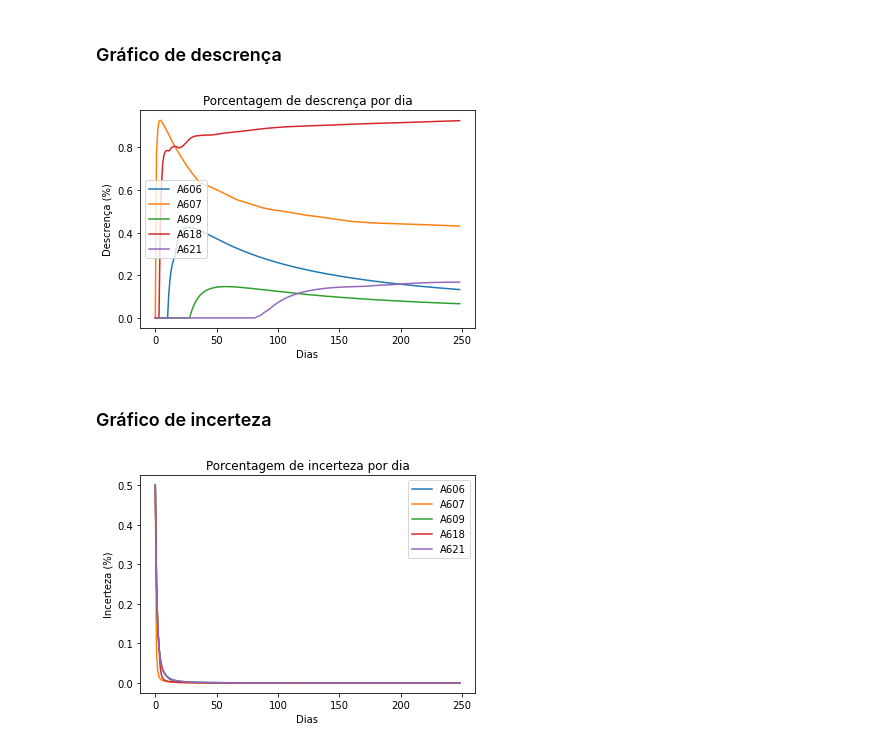
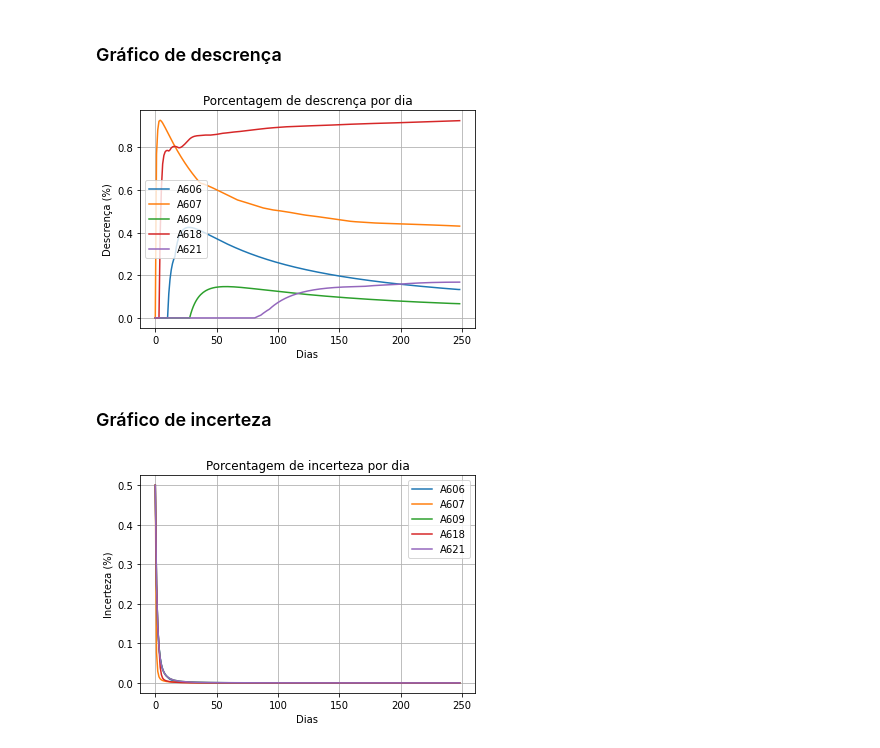
Before and after one commit to asalunai/IoT-trabalho, a Jupyter notebook: graficos.ipynb, the cells around one changed output. Drawn from its saved outputs; the diff is of its cells as text; code cells hidden in the pictures.

```diff
--- a/graficos.ipynb
+++ b/graficos.ipynb
@@ -97,26 +105,28 @@ ax.set_xlabel("Dias")
 ax.set_ylabel("Descrença (%)")
 ax.set_title("Porcentagem de descrença por dia")
 ax.legend()
+ax.grid(True)
 
 plt.show()
 # %% [output]
-[figure, old version]
+[figure, new version]
 # %% [markdown]
 ### Gráfico de incerteza
 # %%
 df = pd.read_csv("./dados_csv/incerteza.csv", names=labels)
 x = tuple(range(0, len(df.A606)))
 
 _, ax = plt.subplots()
 
 for label in labels:
     plt.plot(x, df[label], label=label)
 
 ax.set_xlabel("Dias")
 ax.set_ylabel("Incerteza (%)")
 ax.set_title("Porcentagem de incerteza por dia")
 ax.legend()
+ax.grid(True)
 
 plt.show()
 # %% [output]
-[figure, old version]
+[figure, new version]
```
Also changed, not shown: parts of 4 cells of this notebook.
